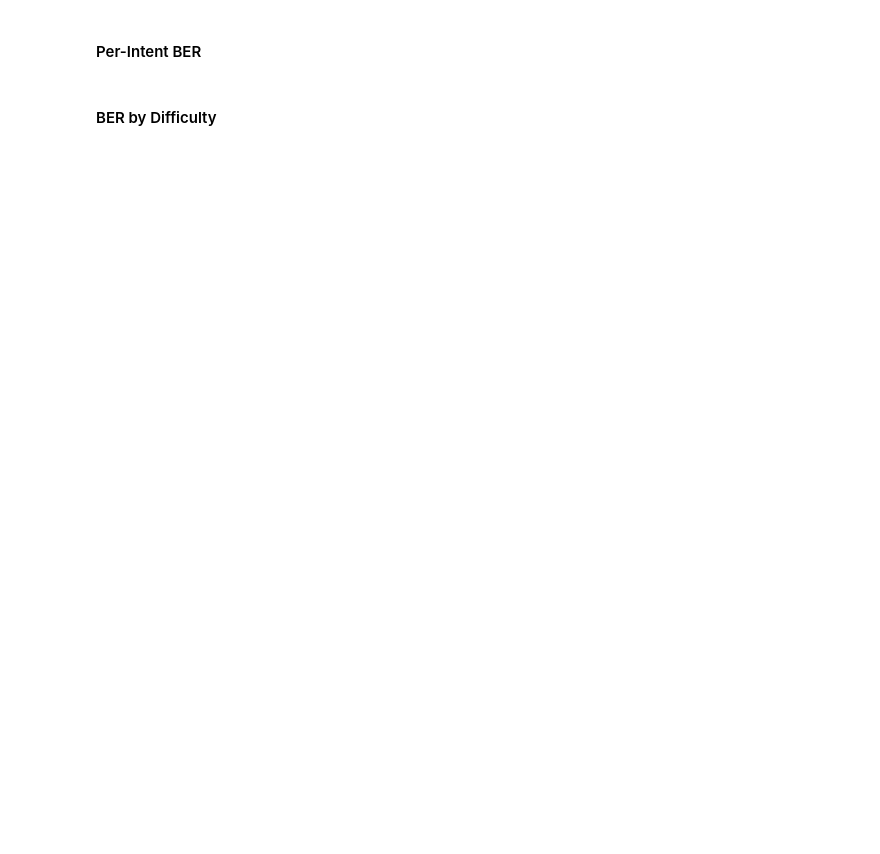
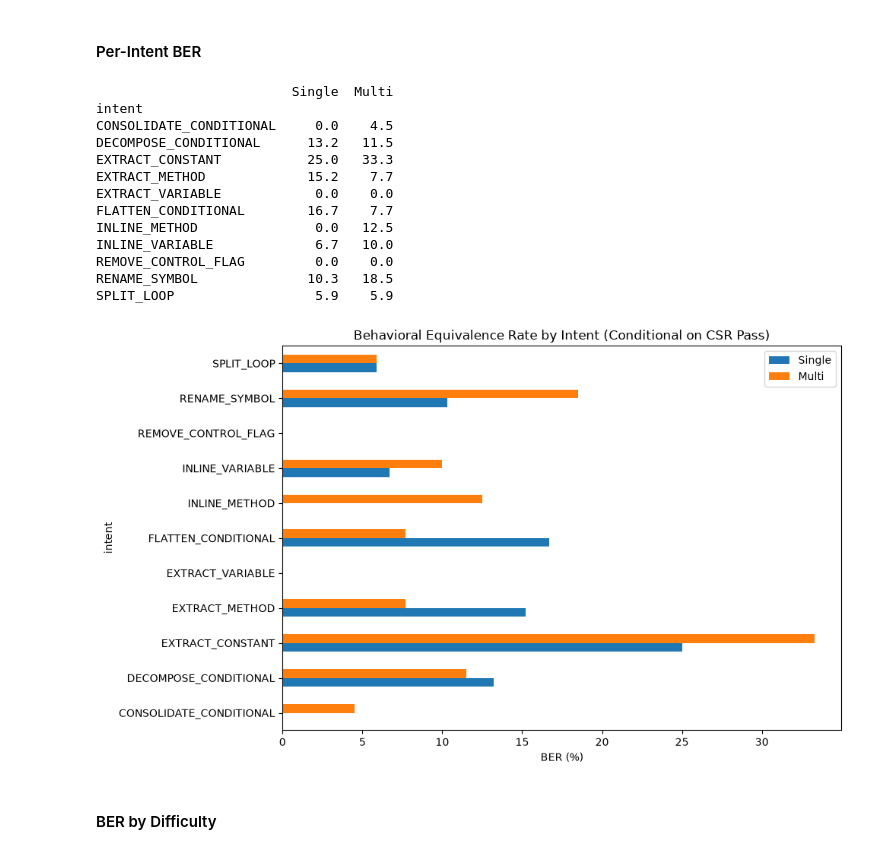
Before and after one commit to horizon-ai-code/horizon-code, a Jupyter notebook: benchmark/results/ber.ipynb, the cells around one changed output. Cells and saved outputs as stored; diff of their text form; code cells hidden in the pictures; blank space fills up the shorter version.

```diff
--- a/benchmark/results/ber.ipynb
+++ b/benchmark/results/ber.ipynb
@@ -34,21 +46,29 @@ for label, df in [('Single', single), ('Multi', multi)]:
 #### Per-Intent BER
 # %%
 def intent_ber(df):
-    ok = df[df['ber'] == '1.0'].groupby('intent').size()
-    compiled = df[df['ber'] != '-'].groupby('intent').size()
-    return (ok / compiled * 100).round(1).fillna(0)
-
-ber_intent = pd.DataFrame({
-    'Single': intent_ber(single),
-    'Multi': intent_ber(multi),
-})
+    ok=df[df['ber']=='1.0'].groupby('intent').size()
+    compiled=df[df['ber']!='-'].groupby('intent').size()
+    return (ok/compiled*100).round(1).fillna(0)
+ber_intent=pd.DataFrame({'Single':intent_ber(single),'Multi':intent_ber(multi)})
 print(ber_intent)
-
-ax = ber_intent.plot.barh(figsize=(10, 6))
-ax.set_title('Behavioral Equivalence Rate — Raw (Conditional on CSR Pass)')
-ax.set_xlabel('BER (%)')
-plt.tight_layout()
-plt.show()
+ax=ber_intent.plot.barh(figsize=(10,6))
+ax.set_title('Behavioral Equivalence Rate by Intent (Conditional on CSR Pass)')
+ax.set_xlabel('BER (%)'); plt.tight_layout(); plt.show()
+# %% [output]
+                         Single  Multi
+intent
+CONSOLIDATE_CONDITIONAL     0.0    4.5
+DECOMPOSE_CONDITIONAL      13.2   11.5
+EXTRACT_CONSTANT           25.0   33.3
+EXTRACT_METHOD             15.2    7.7
+EXTRACT_VARIABLE            0.0    0.0
+FLATTEN_CONDITIONAL        16.7    7.7
+INLINE_METHOD               0.0   12.5
+INLINE_VARIABLE             6.7   10.0
+REMOVE_CONTROL_FLAG         0.0    0.0
+RENAME_SYMBOL              10.3   18.5
+SPLIT_LOOP                  5.9    5.9
+[figure, added]
 # %% [markdown]
 #### BER by Difficulty
 # %%
```
Also changed, not shown: parts of 11 cells of this notebook, 6 other files.
